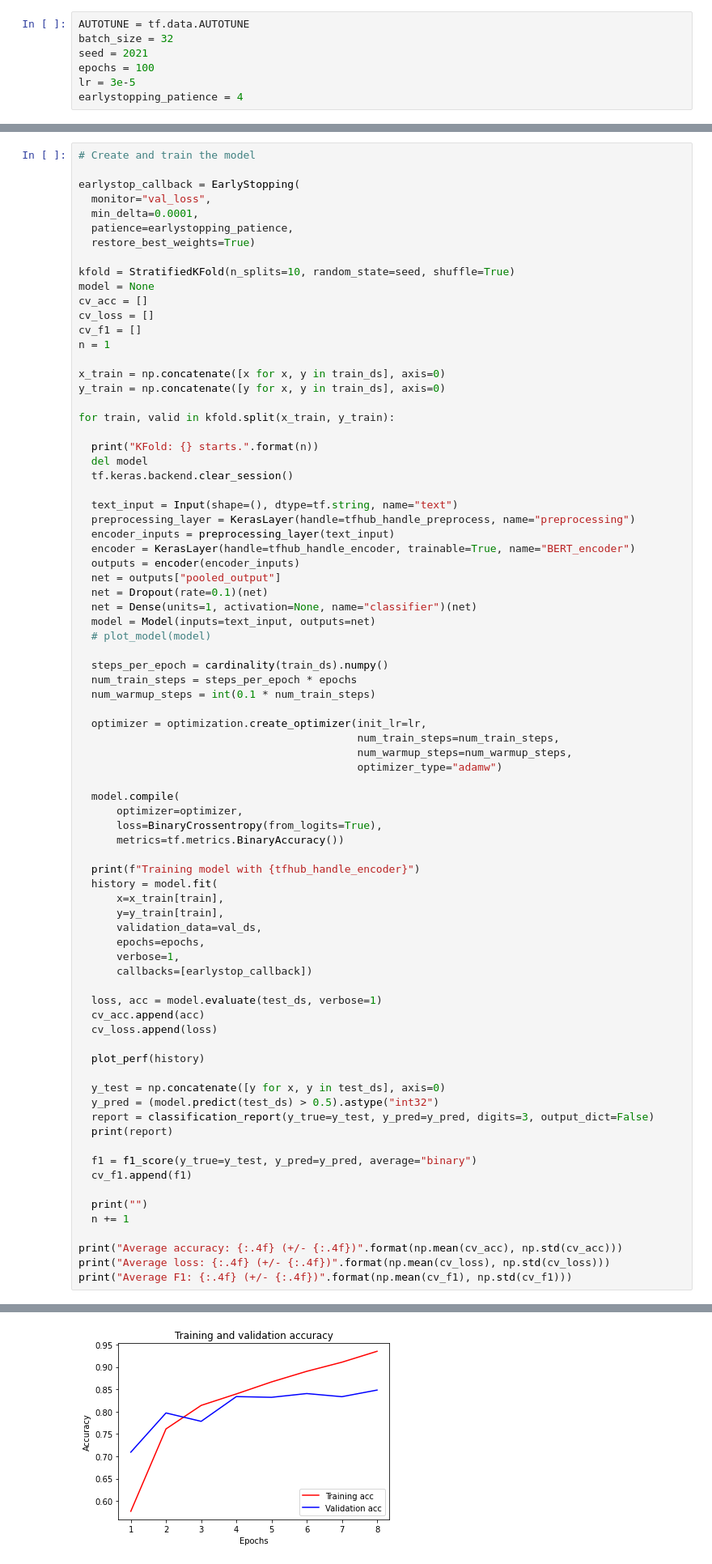
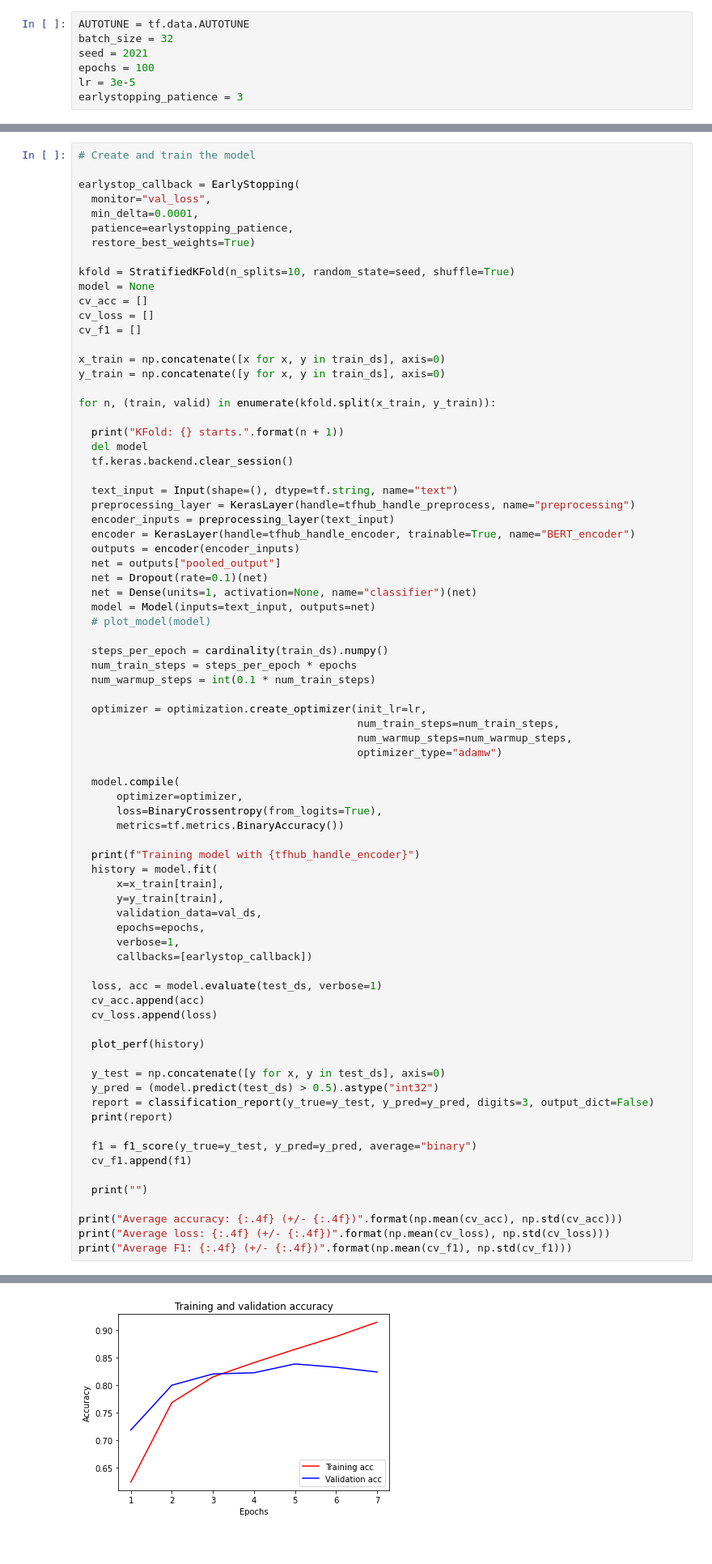
Before and after one commit to Jefffish09/MachineLearning, a Jupyter notebook: Classification/binary/bert_binary_tf2.ipynb, the cells around one changed output, grey strips where cells are left out. Shown at 81% size. Drawn from its saved outputs; the diff is of its cells as text.

```diff
--- a/Classification/binary/bert_binary_tf2.ipynb
+++ b/Classification/binary/bert_binary_tf2.ipynb
@@ -34,7 +34,7 @@ batch_size = 32
 seed = 2021
 epochs = 100
 lr = 3e-5
-earlystopping_patience = 4
+earlystopping_patience = 3
 # %%
 # Download the IMDB dataset
 
@@ -277,14 +277,13 @@ model = None
 cv_acc = []
 cv_loss = []
 cv_f1 = []
-n = 1
 
 x_train = np.concatenate([x for x, y in train_ds], axis=0)
 y_train = np.concatenate([y for x, y in train_ds], axis=0)
 
-for train, valid in kfold.split(x_train, y_train):
+for n, (train, valid) in enumerate(kfold.split(x_train, y_train)):
 
-  print("KFold: {} starts.".format(n))
+  print("KFold: {} starts.".format(n + 1))
   del model
   tf.keras.backend.clear_session()
 
@@ -337,7 +336,6 @@ for train, valid in kfold.split(x_train, y_train):
   cv_f1.append(f1)
 
   print("")
-  n += 1
 
 print("Average accuracy: {:.4f} (+/- {:.4f})".format(np.mean(cv_acc), np.std(cv_acc)))
 print("Average loss: {:.4f} (+/- {:.4f})".format(np.mean(cv_loss), np.std(cv_loss)))
@@ -366,3 +362,3 @@ Epoch 8/100
-[figure, old version]
+[figure, new version]
               precision    recall  f1-score   support
 
```
Also changed, not shown: parts of 3 cells of this notebook.
